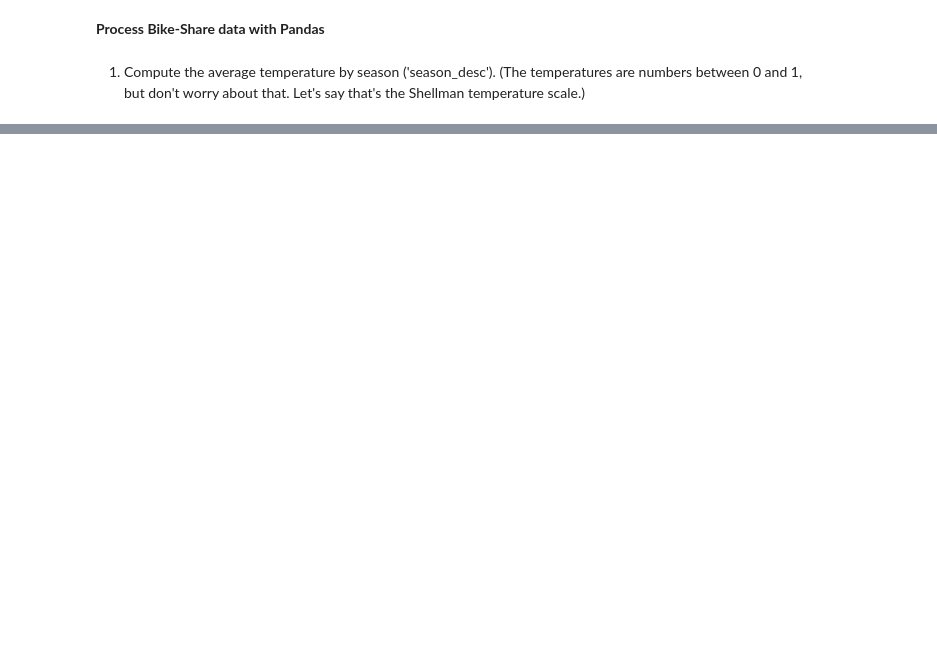
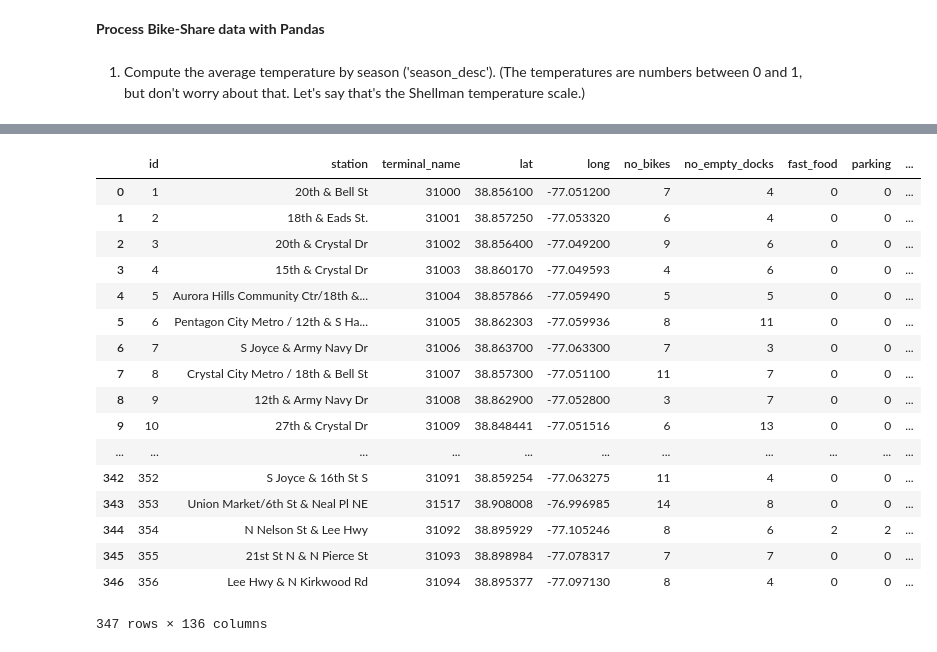
Before and after one commit to kaka0525/Process-Bike-Share-data-with-Pandas, a Jupyter notebook: Process Bike-Share data with Pandas.ipynb, the cells around one changed output, grey strips where cells are left out. Drawn from its saved outputs; the diff is of its cells as text; code cells hidden in the pictures; blank space fills up the shorter version.

```diff
--- a/Process Bike-Share data with Pandas.ipynb
+++ b/Process Bike-Share data with Pandas.ipynb
@@ -13,0 +50,21 @@ NameError: name 'pd' is not defined
+# %%
+pd.read_table("stations.tsv")
+# %% [output]
+|  | id | station | terminal_name | lat | long | no_bikes | no_empty_docks | fast_food | parking | ... |
+| 0 | 1 | 20th & Bell St | 31000 | 38.856100 | -77.051200 | 7 | 4 | 0 | 0 | ... |
+| 1 | 2 | 18th & Eads St. | 31001 | 38.857250 | -77.053320 | 6 | 4 | 0 | 0 | ... |
+| 2 | 3 | 20th & Crystal Dr | 31002 | 38.856400 | -77.049200 | 9 | 6 | 0 | 0 | ... |
+| 3 | 4 | 15th & Crystal Dr | 31003 | 38.860170 | -77.049593 | 4 | 6 | 0 | 0 | ... |
+| 4 | 5 | Aurora Hills Community Ctr/18th &... | 31004 | 38.857866 | -77.059490 | 5 | 5 | 0 | 0 | ... |
+| 5 | 6 | Pentagon City Metro / 12th & S Ha... | 31005 | 38.862303 | -77.059936 | 8 | 11 | 0 | 0 | ... |
+| 6 | 7 | S Joyce & Army Navy Dr | 31006 | 38.863700 | -77.063300 | 7 | 3 | 0 | 0 | ... |
+| 7 | 8 | Crystal City Metro / 18th & Bell St | 31007 | 38.857300 | -77.051100 | 11 | 7 | 0 | 0 | ... |
+| 8 | 9 | 12th & Army Navy Dr | 31008 | 38.862900 | -77.052800 | 3 | 7 | 0 | 0 | ... |
+| 9 | 10 | 27th & Crystal Dr | 31009 | 38.848441 | -77.051516 | 6 | 13 | 0 | 0 | ... |
+| ... | ... | ... | ... | ... | ... | ... | ... | ... | ... | ... |
+| 342 | 352 | S Joyce & 16th St S | 31091 | 38.859254 | -77.063275 | 11 | 4 | 0 | 0 | ... |
+| 343 | 353 | Union Market/6th St & Neal Pl NE | 31517 | 38.908008 | -76.996985 | 14 | 8 | 0 | 0 | ... |
+| 344 | 354 | N Nelson St & Lee Hwy | 31092 | 38.895929 | -77.105246 | 8 | 6 | 2 | 2 | ... |
+| 345 | 355 | 21st St N & N Pierce St | 31093 | 38.898984 | -77.078317 | 7 | 7 | 0 | 0 | ... |
+| 346 | 356 | Lee Hwy & N Kirkwood Rd | 31094 | 38.895377 | -77.097130 | 8 | 4 | 0 | 0 | ... |
+347 rows × 136 columns
```
Also changed, not shown: parts of 3 cells of this notebook.
